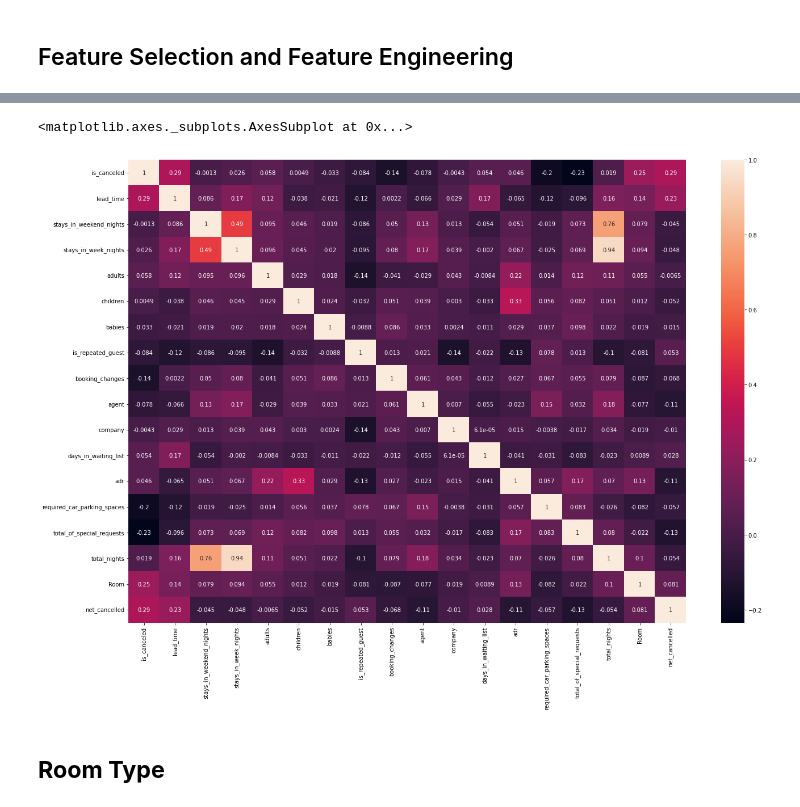
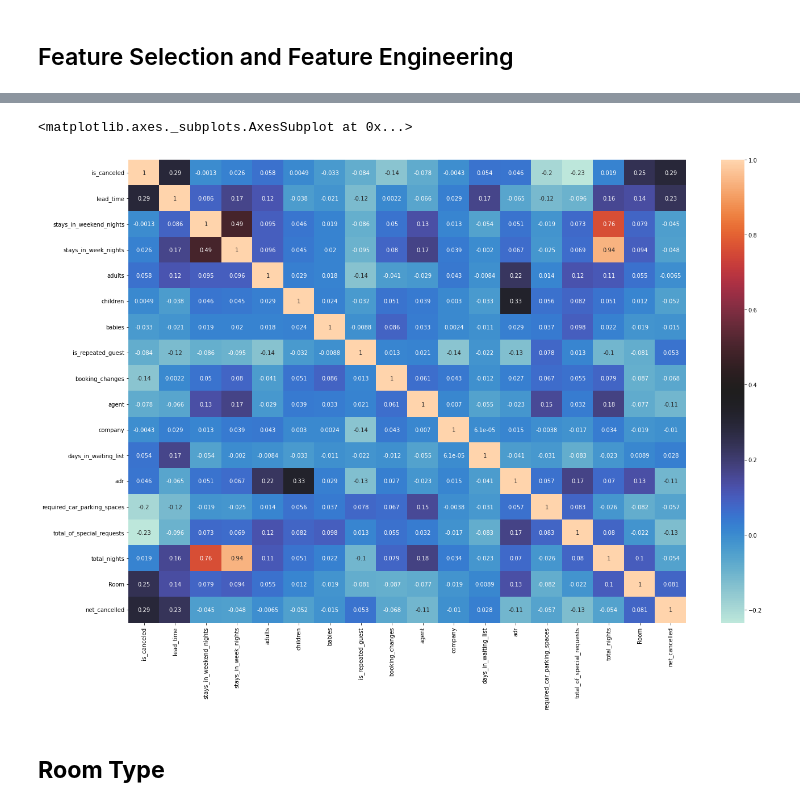
Before and after one commit to Animesh227/Hotel-Booking-Analysis, a Jupyter notebook: Hotel_Booking_Analysis_Capstone_Project_Animesh_Chakraborty.ipynb, the cells around one changed output, grey strips where cells are left out. Saved outputs shown, nothing was run; the diff lists cells and outputs as text; code cells hidden in the pictures.

```diff
--- a/Hotel_Booking_Analysis_Capstone_Project_Animesh_Chakraborty.ipynb
+++ b/Hotel_Booking_Analysis_Capstone_Project_Animesh_Chakraborty.ipynb
@@ -164,11 +166,6 @@ total_of_special_requests          0.00
 reservation_status                 0.00
 reservation_status_date            0.00
 dtype: float64
-# %%
-# Replacing all null values with their mean values for numerical columns and string columns with "Not present"
-
-
-df["country"].fillna("Not present",inplace = True)
-df["agent"].fillna(df["agent"].mean(),inplace = True)
-df["children"].fillna(df["children"].mean(),inplace = True)
-df["company"].fillna(df["company"].mean(),inplace = True)
+# %%
+# Replace the null values of “children” column by 0.
+df['children'].fillna(0, inplace = True)
@@ -175,3 +175,9 @@ df["company"].fillna(df["company"].mean(),inplace = True)
+# %%
+# Drop the column "company" as it has more than 94% data missing
+df = df.drop(['company'],axis=1)
+# %%
+# Country has 488 rows or 0.41% data missing which is negligible, hence we will remove these data.
+df = df.dropna(axis=0)
 # %%
 # Ensure that all the null values get replace and there is no null values in any column
 df.isnull().sum()
@@ -1157,9 +1161,10 @@ df_subset.corr()
 # %%
+# Plotting a heatmap to show the correlation between the columns
 fig, ax = plt.subplots(figsize=(22,15))
-sns.heatmap(df_subset.corr(),annot=True,ax=ax)
+sns.heatmap(df_subset.corr(), annot=True, ax=ax, cmap = "icefire")
 # %% [output]
 <matplotlib.axes._subplots.AxesSubplot at 0x...>
-[figure, old version]
+[figure, new version]
 # %% [markdown]
 ## **Room Type**
 # %%
```
Also changed, not shown: parts of 6 cells of this notebook.
